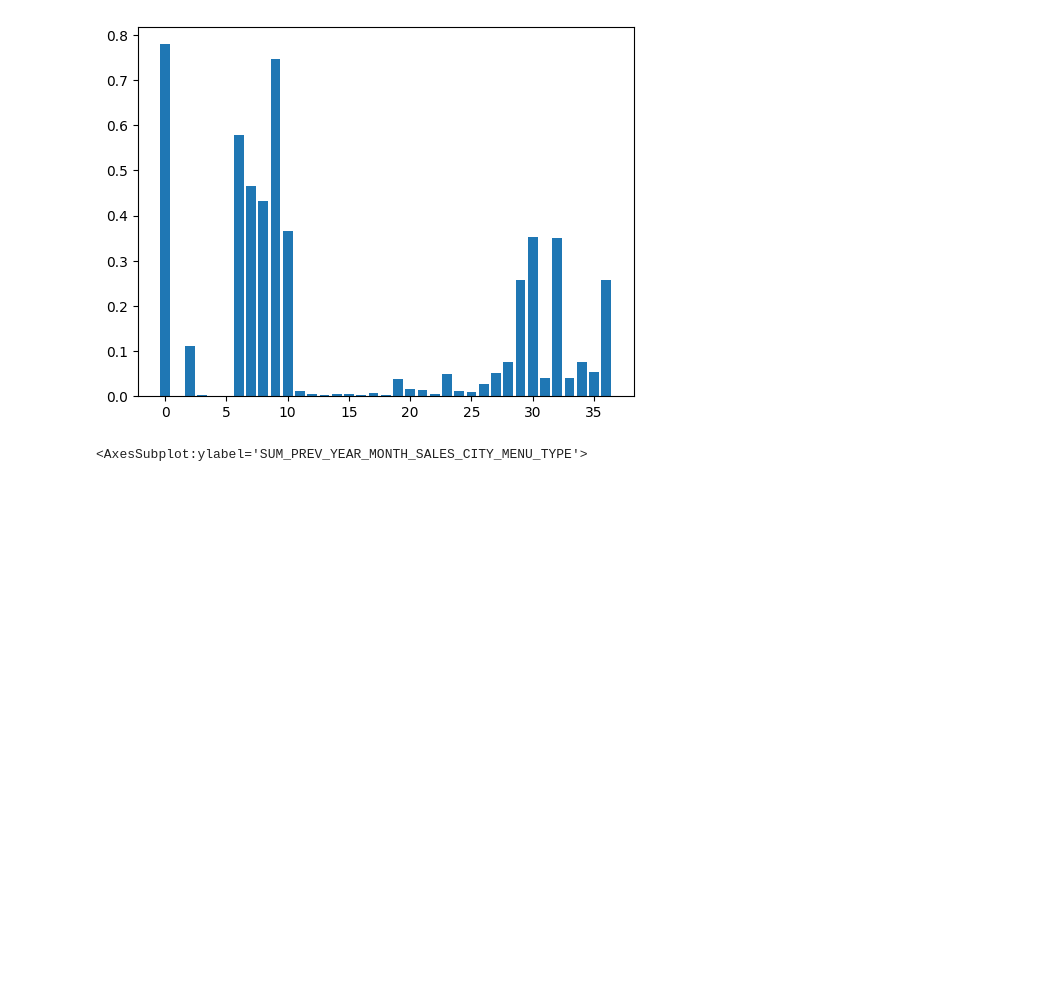
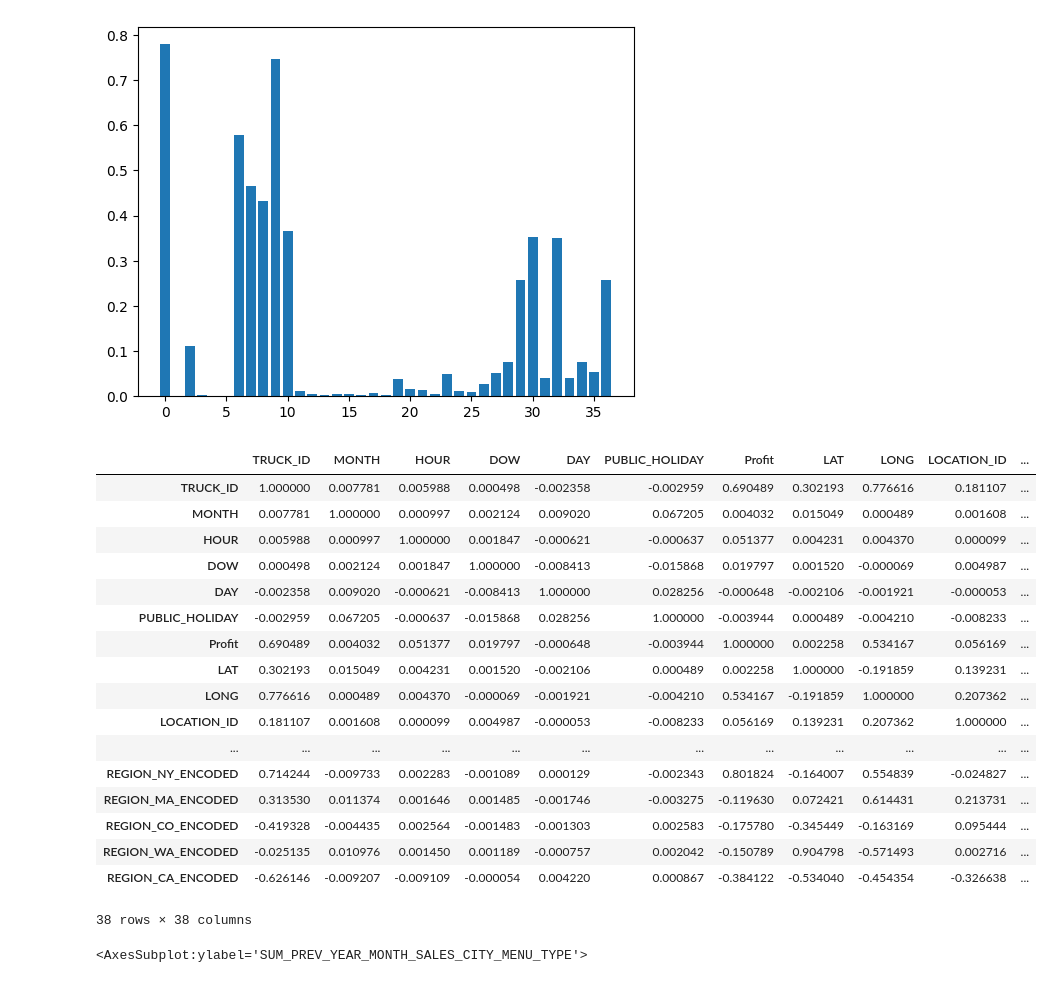
Before and after one commit to jkyxd/ICP_Group3, a Jupyter notebook: Machine learning.ipynb, the cells around one changed output. Drawn from its saved outputs; the diff is of its cells as text; code cells hidden in the pictures; blank space fills up the shorter version.

```diff
--- a/Machine learning.ipynb
+++ b/Machine learning.ipynb
@@ -137,6 +182,27 @@ Feature 35: 0.076102
 Feature 36: 0.054140
 Feature 37: 0.257216
 [figure]
+# %%
+X_final_scaled.corr()
+# %% [output]
+|  | TRUCK_ID | MONTH | HOUR | DOW | DAY | PUBLIC_HOLIDAY | Profit | LAT | LONG | LOCATION_ID | ... |
+| TRUCK_ID | 1.000000 | 0.007781 | 0.005988 | 0.000498 | -0.002358 | -0.002959 | 0.690489 | 0.302193 | 0.776616 | 0.181107 | ... |
+| MONTH | 0.007781 | 1.000000 | 0.000997 | 0.002124 | 0.009020 | 0.067205 | 0.004032 | 0.015049 | 0.000489 | 0.001608 | ... |
+| HOUR | 0.005988 | 0.000997 | 1.000000 | 0.001847 | -0.000621 | -0.000637 | 0.051377 | 0.004231 | 0.004370 | 0.000099 | ... |
+| DOW | 0.000498 | 0.002124 | 0.001847 | 1.000000 | -0.008413 | -0.015868 | 0.019797 | 0.001520 | -0.000069 | 0.004987 | ... |
+| DAY | -0.002358 | 0.009020 | -0.000621 | -0.008413 | 1.000000 | 0.028256 | -0.000648 | -0.002106 | -0.001921 | -0.000053 | ... |
+| PUBLIC_HOLIDAY | -0.002959 | 0.067205 | -0.000637 | -0.015868 | 0.028256 | 1.000000 | -0.003944 | 0.000489 | -0.004210 | -0.008233 | ... |
+| Profit | 0.690489 | 0.004032 | 0.051377 | 0.019797 | -0.000648 | -0.003944 | 1.000000 | 0.002258 | 0.534167 | 0.056169 | ... |
+| LAT | 0.302193 | 0.015049 | 0.004231 | 0.001520 | -0.002106 | 0.000489 | 0.002258 | 1.000000 | -0.191859 | 0.139231 | ... |
+| LONG | 0.776616 | 0.000489 | 0.004370 | -0.000069 | -0.001921 | -0.004210 | 0.534167 | -0.191859 | 1.000000 | 0.207362 | ... |
+| LOCATION_ID | 0.181107 | 0.001608 | 0.000099 | 0.004987 | -0.000053 | -0.008233 | 0.056169 | 0.139231 | 0.207362 | 1.000000 | ... |
+| ... | ... | ... | ... | ... | ... | ... | ... | ... | ... | ... | ... |
+| REGION_NY_ENCODED | 0.714244 | -0.009733 | 0.002283 | -0.001089 | 0.000129 | -0.002343 | 0.801824 | -0.164007 | 0.554839 | -0.024827 | ... |
+| REGION_MA_ENCODED | 0.313530 | 0.011374 | 0.001646 | 0.001485 | -0.001746 | -0.003275 | -0.119630 | 0.072421 | 0.614431 | 0.213731 | ... |
+| REGION_CO_ENCODED | -0.419328 | -0.004435 | 0.002564 | -0.001483 | -0.001303 | 0.002583 | -0.175780 | -0.345449 | -0.163169 | 0.095444 | ... |
+| REGION_WA_ENCODED | -0.025135 | 0.010976 | 0.001450 | 0.001189 | -0.000757 | 0.002042 | -0.150789 | 0.904798 | -0.571493 | 0.002716 | ... |
+| REGION_CA_ENCODED | -0.626146 | -0.009207 | -0.009109 | -0.000054 | 0.004220 | 0.000867 | -0.384122 | -0.534040 | -0.454354 | -0.326638 | ... |
+38 rows × 38 columns
 # %%
 #check for outliers
 import numpy as np
```
Also changed, not shown: parts of 14 cells of this notebook.
